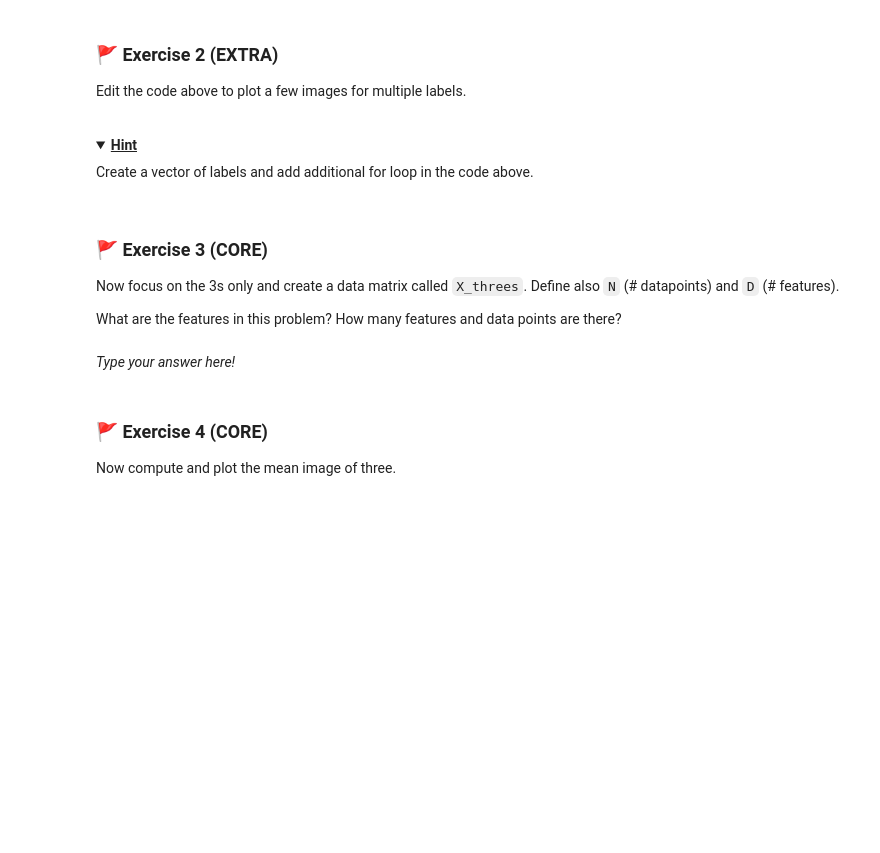
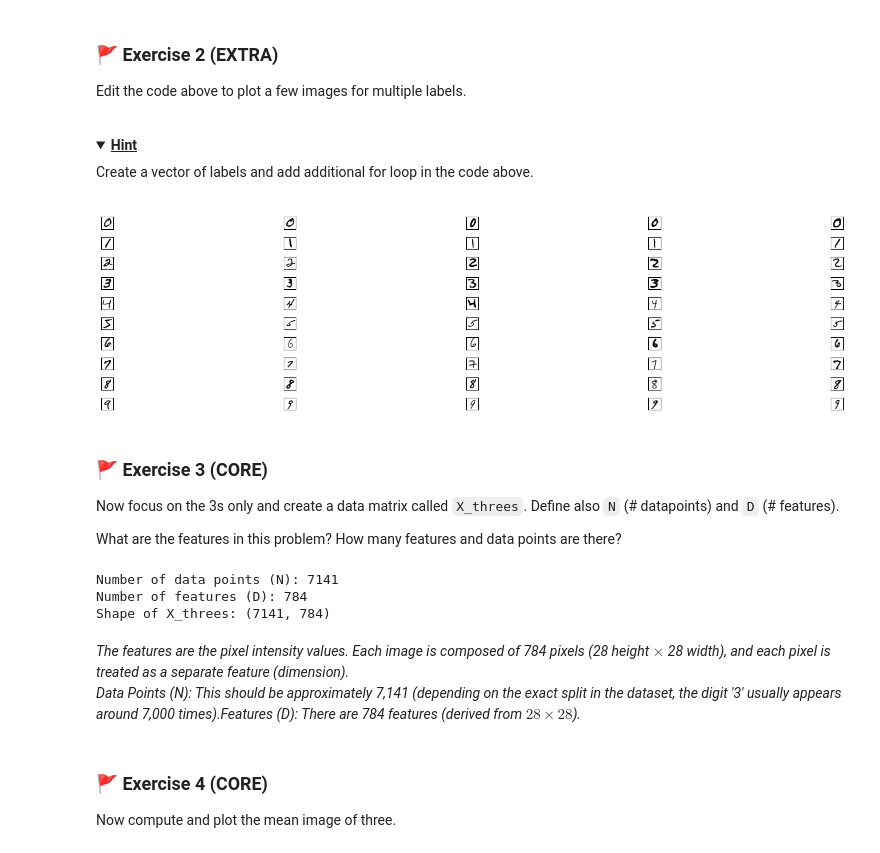
Before and after one commit to zici021129/MLP_2026_week02, a Jupyter notebook: mlp_week02.ipynb, the cells around one changed output. Cells and saved outputs as stored; diff of their text form; code cells hidden in the pictures; folded sections open; blank space fills up the shorter version.

```diff
--- a/mlp_week02.ipynb
+++ b/mlp_week02.ipynb
@@ -103,3 +128,19 @@ Create a vector of labels and add additional for loop in the code above.
+# %%
+# Code for your answer here!
+mylabels = ['0','1','2','3','4','5','6','7','8','9']
+n_images_per_label = 5
+
+fig = plt.figure(figsize=(4*n_images_per_label, 4))
+for i in range(len(mylabels)):
+    for j in range(n_images_per_label):
+        ax_number = 1 + j + i * n_images_per_label
+        ax = fig.add_subplot(len(mylabels), n_images_per_label, ax_number)
+        ax.imshow(digits_dict[mylabels[i]][j].reshape((28,28)), cmap='gray_r')
+        ax.set_xticks([])
+        ax.set_yticks([])
+fig.tight_layout()
+# %% [output]
+[figure, added]
 # %% [markdown]
 ### 🚩 Exercise 3 (CORE)
 
@@ -111,5 +150,23 @@ What are the features in this problem? How many features and data points are the
-# %% [markdown]
-_Type your answer here!_
+# %%
+# Code for your answer here!
+# Create the data matrix for '3's by converting the list to a numpy array
+X_threes = np.array(digits_dict['3'])
+
+# Define N and D based on the shape of this new matrix
+N = X_threes.shape[0]  # Number of rows (data points)
+D = X_threes.shape[1]  # Number of columns (features)
+
+# Print the answers
+print(f"Number of data points (N): {N}")
+print(f"Number of features (D): {D}")
+print(f"Shape of X_threes: {X_threes.shape}")
+# %% [output]
+Number of data points (N): 7141
+Number of features (D): 784
+Shape of X_threes: (7141, 784)
+# %% [markdown]
+_The features are the pixel intensity values. Each image is composed of 784 pixels (28 height $\times$ 28 width), and each pixel is treated as a separate feature (dimension).\
+Data Points (N): This should be approximately 7,141 (depending on the exact split in the dataset, the digit '3' usually appears around 7,000 times).Features (D): There are 784 features (derived from $28 \times 28$)._
 # %% [markdown]
 ### 🚩 Exercise 4 (CORE)
 
```
Also changed, not shown: parts of 25 cells of this notebook.
